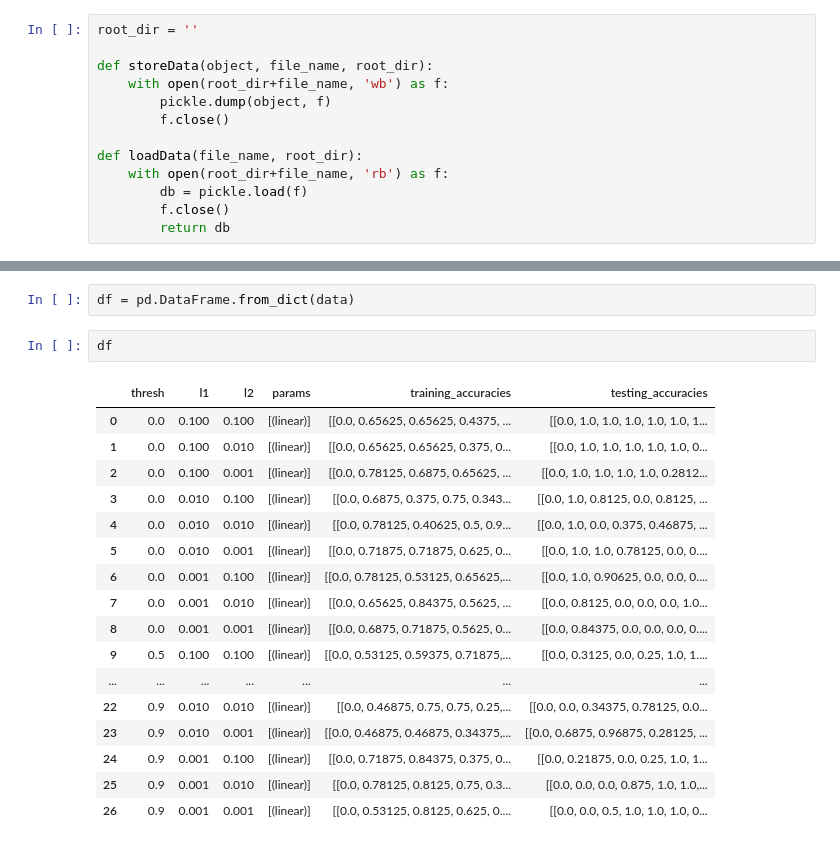
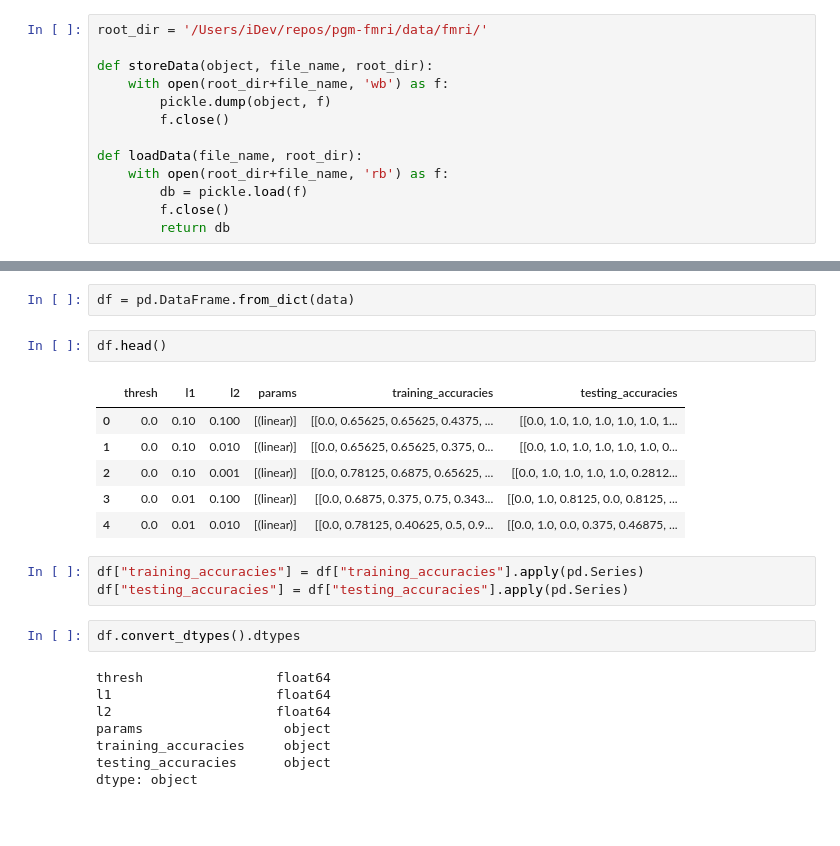
Before and after one commit to scspinney/pgm-fmri, a Jupyter notebook: Plot_MRI.ipynb, the cells around one changed output, grey strips where cells are left out. Drawn from its saved outputs; the diff is of its cells as text; blank space fills up the shorter version.

```diff
--- a/Plot_MRI.ipynb
+++ b/Plot_MRI.ipynb
@@ -4,7 +4,7 @@ import matplotlib.pyplot as plt
 import pickle
 import pandas as pd
 # %%
-root_dir = ''
+root_dir = '/Users/iDev/repos/pgm-fmri/data/fmri/'
 
 def storeData(object, file_name, root_dir):
     with open(root_dir+file_name, 'wb') as f:
@@ -126,22 +112,24 @@ plt.show()
 # %%
 df = pd.DataFrame.from_dict(data)
 # %%
-df
+df.head()
 # %% [output]
 |  | thresh | l1 | l2 | params | training_accuracies | testing_accuracies |
-| 0 | 0.0 | 0.100 | 0.100 | [(linear)] | [[0.0, 0.65625, 0.65625, 0.4375, ... | [[0.0, 1.0, 1.0, 1.0, 1.0, 1.0, 1... |
-| 1 | 0.0 | 0.100 | 0.010 | [(linear)] | [[0.0, 0.65625, 0.65625, 0.375, 0... | [[0.0, 1.0, 1.0, 1.0, 1.0, 1.0, 0... |
-| 2 | 0.0 | 0.100 | 0.001 | [(linear)] | [[0.0, 0.78125, 0.6875, 0.65625, ... | [[0.0, 1.0, 1.0, 1.0, 1.0, 0.2812... |
-| 3 | 0.0 | 0.010 | 0.100 | [(linear)] | [[0.0, 0.6875, 0.375, 0.75, 0.343... | [[0.0, 1.0, 0.8125, 0.0, 0.8125, ... |
-| 4 | 0.0 | 0.010 | 0.010 | [(linear)] | [[0.0, 0.78125, 0.40625, 0.5, 0.9... | [[0.0, 1.0, 0.0, 0.375, 0.46875, ... |
-| 5 | 0.0 | 0.010 | 0.001 | [(linear)] | [[0.0, 0.71875, 0.71875, 0.625, 0... | [[0.0, 1.0, 1.0, 0.78125, 0.0, 0.... |
-| 6 | 0.0 | 0.001 | 0.100 | [(linear)] | [[0.0, 0.78125, 0.53125, 0.65625,... | [[0.0, 1.0, 0.90625, 0.0, 0.0, 0.... |
-| 7 | 0.0 | 0.001 | 0.010 | [(linear)] | [[0.0, 0.65625, 0.84375, 0.5625, ... | [[0.0, 0.8125, 0.0, 0.0, 0.0, 1.0... |
-| 8 | 0.0 | 0.001 | 0.001 | [(linear)] | [[0.0, 0.6875, 0.71875, 0.5625, 0... | [[0.0, 0.84375, 0.0, 0.0, 0.0, 0.... |
-| 9 | 0.5 | 0.100 | 0.100 | [(linear)] | [[0.0, 0.53125, 0.59375, 0.71875,... | [[0.0, 0.3125, 0.0, 0.25, 1.0, 1.... |
-| ... | ... | ... | ... | ... | ... | ... |
-| 22 | 0.9 | 0.010 | 0.010 | [(linear)] | [[0.0, 0.46875, 0.75, 0.75, 0.25,... | [[0.0, 0.0, 0.34375, 0.78125, 0.0... |
-| 23 | 0.9 | 0.010 | 0.001 | [(linear)] | [[0.0, 0.46875, 0.46875, 0.34375,... | [[0.0, 0.6875, 0.96875, 0.28125, ... |
-| 24 | 0.9 | 0.001 | 0.100 | [(linear)] | [[0.0, 0.71875, 0.84375, 0.375, 0... | [[0.0, 0.21875, 0.0, 0.25, 1.0, 1... |
-| 25 | 0.9 | 0.001 | 0.010 | [(linear)] | [[0.0, 0.78125, 0.8125, 0.75, 0.3... | [[0.0, 0.0, 0.0, 0.875, 1.0, 1.0,... |
-| 26 | 0.9 | 0.001 | 0.001 | [(linear)] | [[0.0, 0.53125, 0.8125, 0.625, 0.... | [[0.0, 0.0, 0.5, 1.0, 1.0, 1.0, 0... |
+| 0 | 0.0 | 0.10 | 0.100 | [(linear)] | [[0.0, 0.65625, 0.65625, 0.4375, ... | [[0.0, 1.0, 1.0, 1.0, 1.0, 1.0, 1... |
+| 1 | 0.0 | 0.10 | 0.010 | [(linear)] | [[0.0, 0.65625, 0.65625, 0.375, 0... | [[0.0, 1.0, 1.0, 1.0, 1.0, 1.0, 0... |
+| 2 | 0.0 | 0.10 | 0.001 | [(linear)] | [[0.0, 0.78125, 0.6875, 0.65625, ... | [[0.0, 1.0, 1.0, 1.0, 1.0, 0.2812... |
+| 3 | 0.0 | 0.01 | 0.100 | [(linear)] | [[0.0, 0.6875, 0.375, 0.75, 0.343... | [[0.0, 1.0, 0.8125, 0.0, 0.8125, ... |
+| 4 | 0.0 | 0.01 | 0.010 | [(linear)] | [[0.0, 0.78125, 0.40625, 0.5, 0.9... | [[0.0, 1.0, 0.0, 0.375, 0.46875, ... |
+# %%
+df["training_accuracies"] = df["training_accuracies"].apply(pd.Series)
+df["testing_accuracies"] = df["testing_accuracies"].apply(pd.Series)
+# %%
+df.convert_dtypes().dtypes
+# %% [output]
+thresh                 float64
+l1                     float64
+l2                     float64
+params                  object
+training_accuracies     object
+testing_accuracies      object
+dtype: object
```
Also changed, not shown: parts of 11 cells of this notebook.
